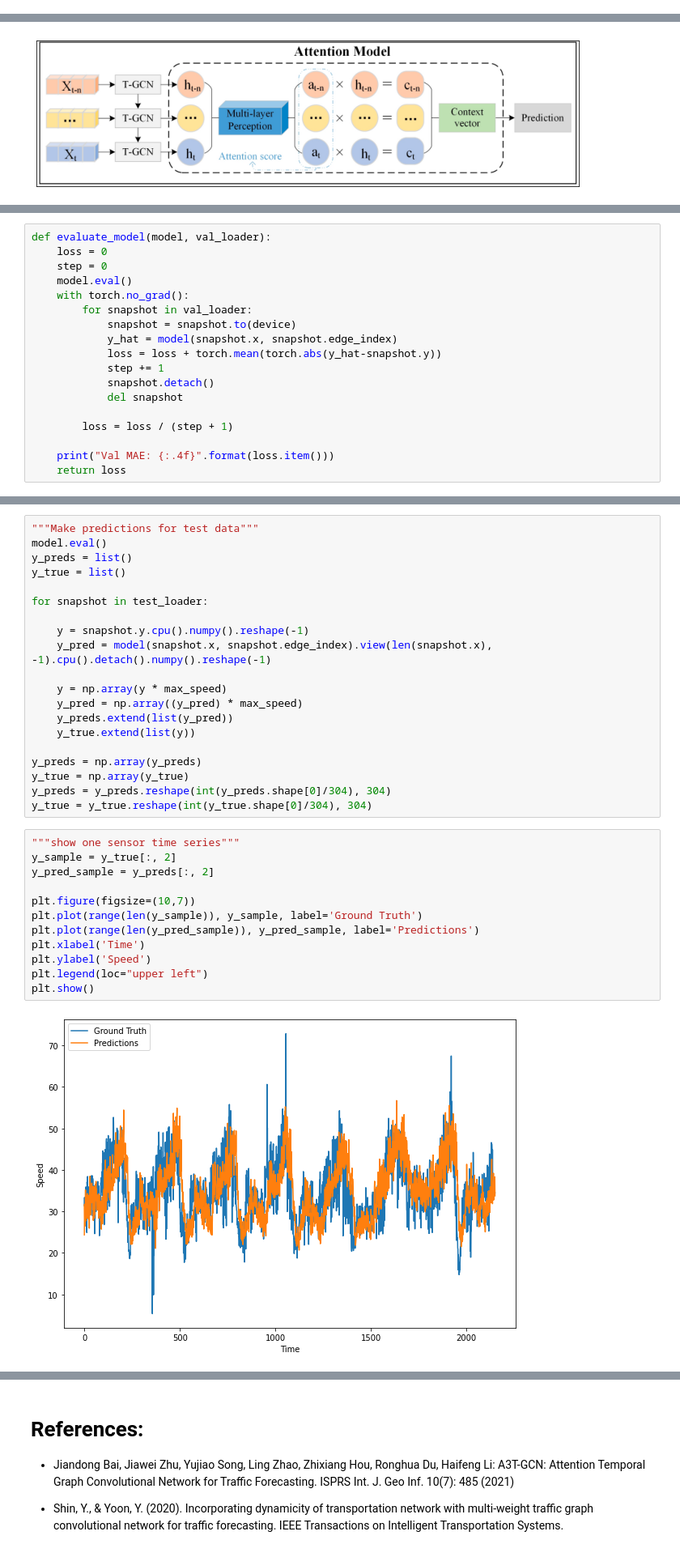
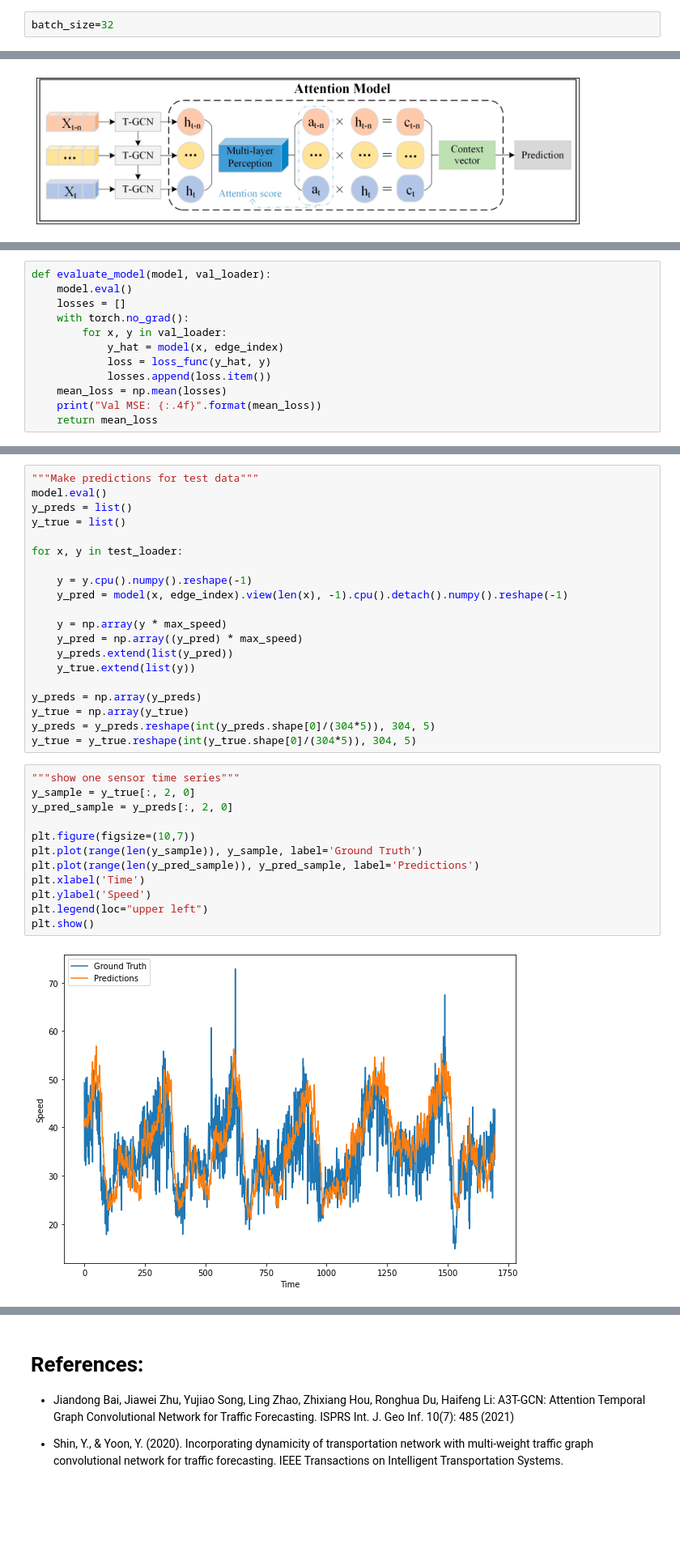
Before and after one commit to mhmdrdwn/traffic, a Jupyter notebook: notebooks/a3tgcn.ipynb, the cells around one changed output, grey strips where cells are left out. Shown at 81% size. Drawn from its saved outputs; the diff is of its cells as text; blank space fills up the shorter version.

```diff
--- a/notebooks/a3tgcn.ipynb
+++ b/notebooks/a3tgcn.ipynb
@@ -147,0 +159,2 @@ Edges shape:  (2, 1696) , Attr shape:  (1696,)
+# %%
+batch_size=32
@@ -207,19 +229,13 @@ TemporalGNN(
 # %%
 def evaluate_model(model, val_loader):
-    loss = 0
-    step = 0
     model.eval()
+    losses = []
     with torch.no_grad():
-        for snapshot in val_loader:
-            snapshot = snapshot.to(device)
-            y_hat = model(snapshot.x, snapshot.edge_index)
-            loss = loss + torch.mean(torch.abs(y_hat-snapshot.y))
-            step += 1
-            snapshot.detach()
-            del snapshot
-
-        loss = loss / (step + 1)
-
-    print("Val MAE: {:.4f}".format(loss.item()))
-    return loss
+        for x, y in val_loader:
+            y_hat = model(x, edge_index)
+            loss = loss_func(y_hat, y)
+            losses.append(loss.item())
+    mean_loss = np.mean(losses)
+    print("Val MSE: {:.4f}".format(mean_loss))
+    return mean_loss
 # %%
@@ -285,10 +304,10 @@ model.eval()
 y_preds = list()
 y_true = list()
 
-for snapshot in test_loader:
+for x, y in test_loader:
 
-    y = snapshot.y.cpu().numpy().reshape(-1)
-    y_pred = model(snapshot.x, snapshot.edge_index).view(len(snapshot.x), -1).cpu().detach().numpy().reshape(-1)
+    y = y.cpu().numpy().reshape(-1)
+    y_pred = model(x, edge_index).view(len(x), -1).cpu().detach().numpy().reshape(-1)
 
     y = np.array(y * max_speed)
     y_pred = np.array((y_pred) * max_speed)
@@ -297,22 +316,22 @@ for snapshot in test_loader:
 
 y_preds = np.array(y_preds)
 y_true = np.array(y_true)
-y_preds = y_preds.reshape(int(y_preds.shape[0]/304), 304)
-y_true = y_true.reshape(int(y_true.shape[0]/304), 304)
+y_preds = y_preds.reshape(int(y_preds.shape[0]/(304*5)), 304, 5)
+y_true = y_true.reshape(int(y_true.shape[0]/(304*5)), 304, 5)
 # %%
 """show one sensor time series"""
-y_sample = y_true[:, 2]
-y_pred_sample = y_preds[:, 2]
+y_sample = y_true[:, 2, 0]
+y_pred_sample = y_preds[:, 2, 0]
 
 plt.figure(figsize=(10,7))
 plt.plot(range(len(y_sample)), y_sample, label='Ground Truth')
 plt.plot(range(len(y_pred_sample)), y_pred_sample, label='Predictions')
 plt.xlabel('Time')
 plt.ylabel('Speed')
 plt.legend(loc="upper left")
 plt.show()
 # %% [output]
-[figure, old version]
+[figure, new version]
 # %%
 """Overall evaluation the predictions of the test data"""
 from sklearn.metrics import mean_squared_error
```
Also changed, not shown: parts of 12 cells of this notebook, 1 other file.
